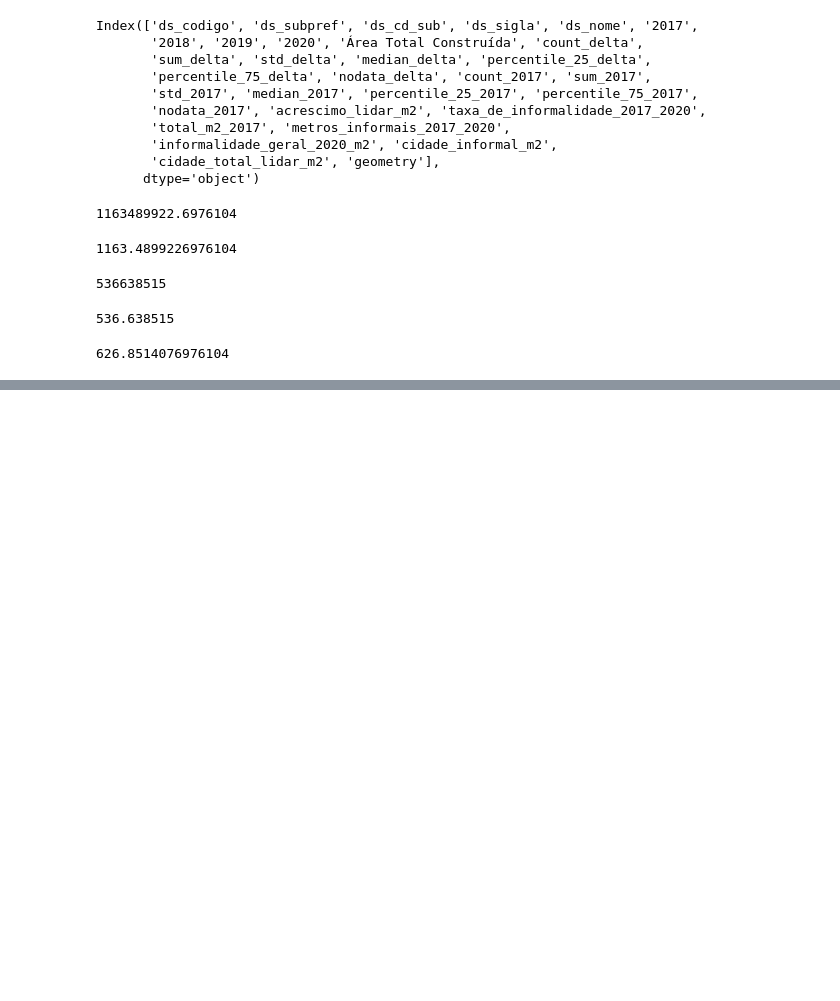
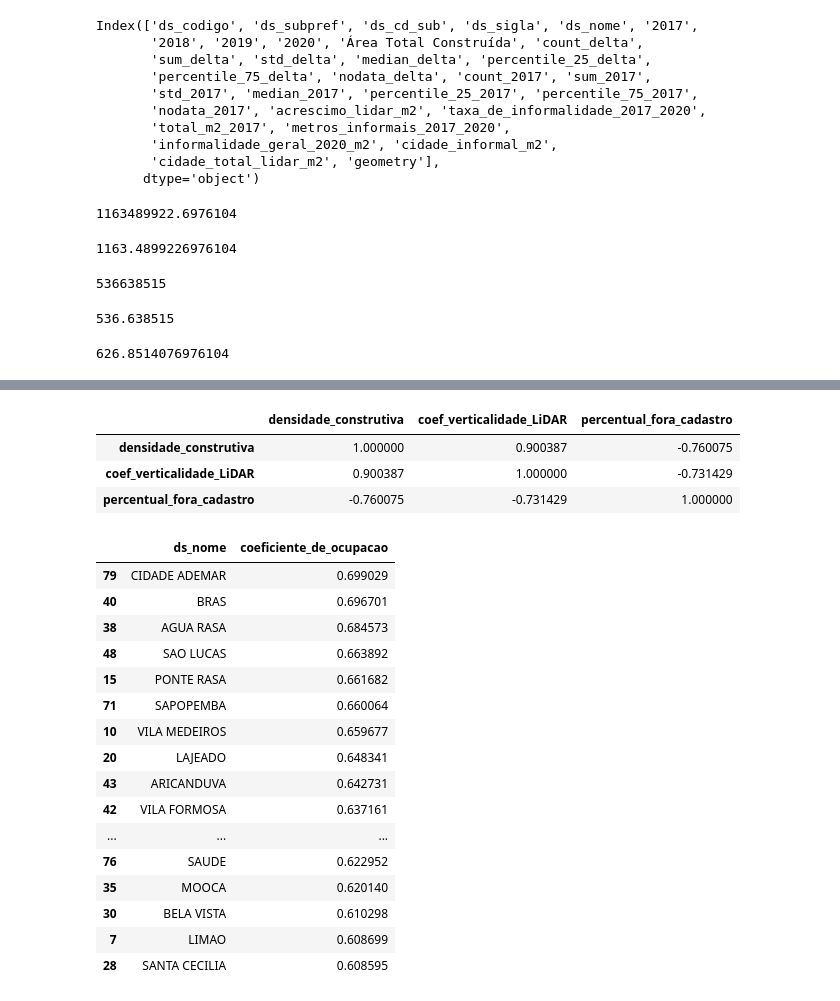
Before and after one commit to cem-usp/faveLiDAR, a Jupyter notebook: 07-analises-artigo.ipynb, the cells around one changed output, grey strips where cells are left out. Drawn from its saved outputs; the diff is of its cells as text; code cells hidden in the pictures; blank space fills up the shorter version.

```diff
--- a/07-analises-artigo.ipynb
+++ b/07-analises-artigo.ipynb
@@ -45,0 +172,30 @@ diferenca_fora_do_cadastro / estoque_total
+# %%
+gdf_zonal.loc[:, ["densidade_construtiva", "coef_verticalidade_LiDAR", "percentual_fora_cadastro"]].corr()
+# %% [output]
+|  | densidade_construtiva | coef_verticalidade_LiDAR | percentual_fora_cadastro |
+| densidade_construtiva | 1.000000 | 0.900387 | -0.760075 |
+| coef_verticalidade_LiDAR | 0.900387 | 1.000000 | -0.731429 |
+| percentual_fora_cadastro | -0.760075 | -0.731429 | 1.000000 |
+# %%
+# Coeficiente de taxa de ocupação do solo
+gdf_zonal.loc[:, 'coeficiente_de_ocupacao'] = (gdf_zonal.count_2017 + gdf_zonal.count_delta) / gdf_zonal.area
+# %%
+gdf_zonal.loc[:, ['ds_nome', 'coeficiente_de_ocupacao']].sort_values(by='coeficiente_de_ocupacao', ascending=False).head(20)
+# %% [output]
+|  | ds_nome | coeficiente_de_ocupacao |
+| 79 | CIDADE ADEMAR | 0.699029 |
+| 40 | BRAS | 0.696701 |
+| 38 | AGUA RASA | 0.684573 |
+| 48 | SAO LUCAS | 0.663892 |
+| 15 | PONTE RASA | 0.661682 |
+| 71 | SAPOPEMBA | 0.660064 |
+| 10 | VILA MEDEIROS | 0.659677 |
+| 20 | LAJEADO | 0.648341 |
+| 43 | ARICANDUVA | 0.642731 |
+| 42 | VILA FORMOSA | 0.637161 |
+| ... | ... | ... |
+| 76 | SAUDE | 0.622952 |
+| 35 | MOOCA | 0.620140 |
+| 30 | BELA VISTA | 0.610298 |
+| 7 | LIMAO | 0.608699 |
+| 28 | SANTA CECILIA | 0.608595 |
```
Also changed, not shown: parts of 18 cells of this notebook, 7 other files.
